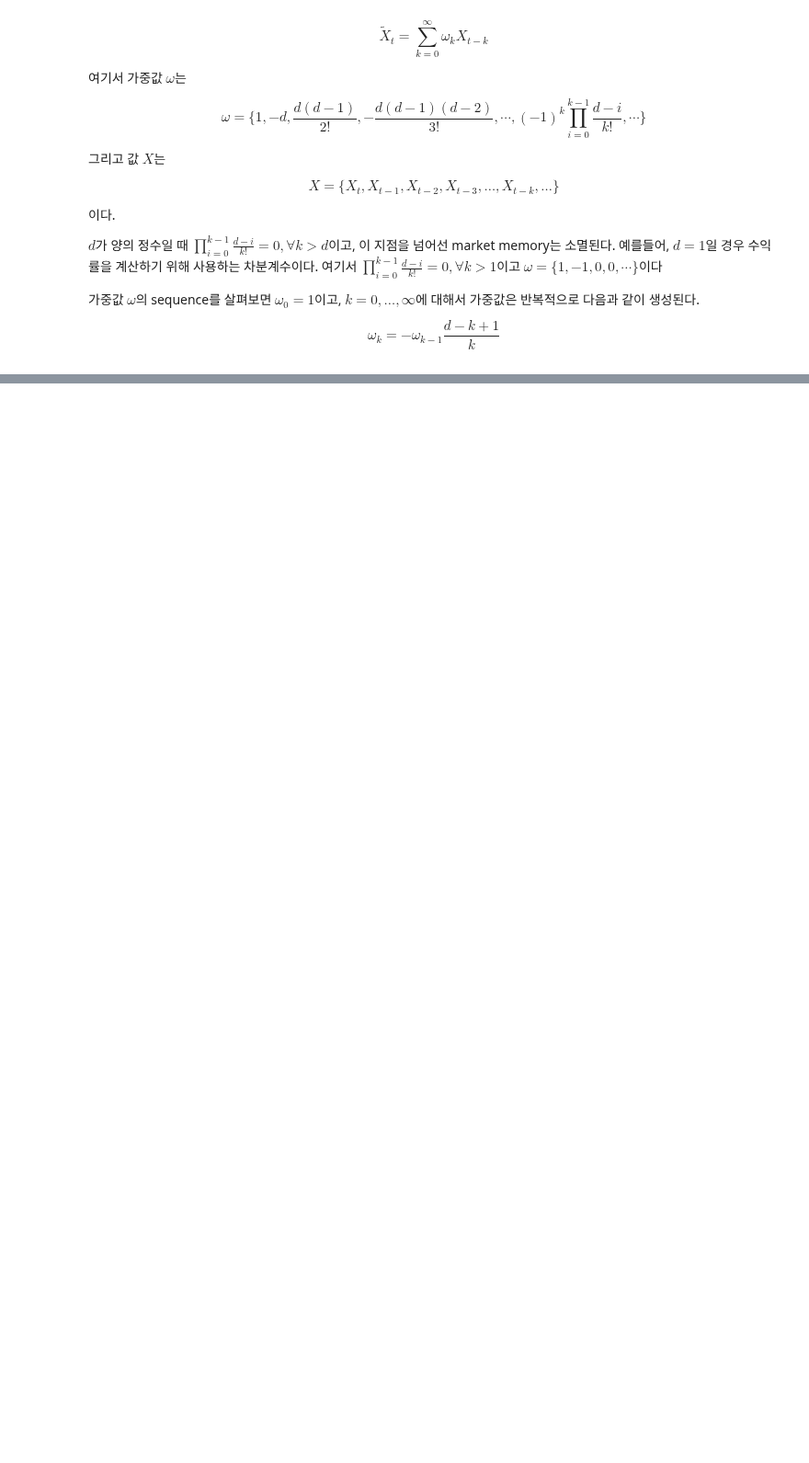
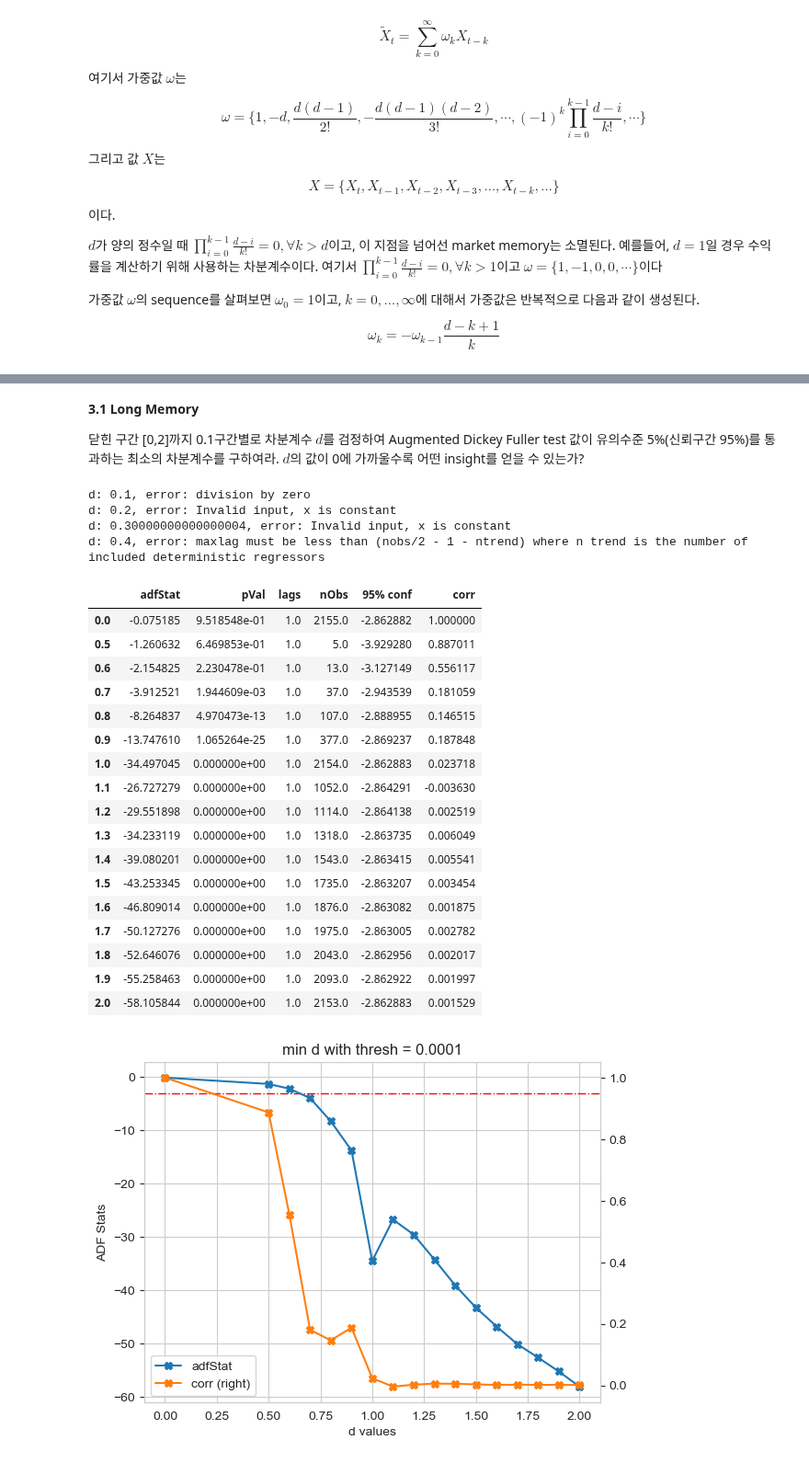
Before and after one commit to Tommylee1013/QUANTIFI, a Jupyter notebook: Week 07/Integrated Time Series.ipynb, the cells around one changed output, grey strips where cells are left out. Shown at 92% size. Saved outputs shown, nothing was run; the diff lists cells and outputs as text; code cells hidden in the pictures; blank space fills up the shorter version.

```diff
--- a/Week 07/Integrated Time Series.ipynb
+++ b/Week 07/Integrated Time Series.ipynb
@@ -250,0 +261,12 @@ $$\omega_k = -\omega_{k-1}\frac{d-k+1}{k}$$
+# %%
+import numpy as np
+import pandas as pd
+import matplotlib.pyplot as plt
+import statsmodels.api as sm
+import yfinance as yf
+
+start_date = '2015-01-01'
+end_date = '2023-08-01'
+
+apple = yf.download('AAPL', start = start_date, end = end_date).iloc[:,[0,1,2,3,5]]
+apple
@@ -250,0 +289,52 @@ $$\omega_k = -\omega_{k-1}\frac{d-k+1}{k}$$
+# %% [markdown]
+**3.1 Long Memory**
+
+닫힌 구간 [0,2]까지 0.1구간별로 차분계수 $d$를 검정하여 Augmented Dickey Fuller test 값이 유의수준 5%(신뢰구간 95%)를 통과하는 최소의 차분계수를 구하여라. $d$의 값이 0에 가까울수록 어떤 insight를 얻을 수 있는가?
+# %%
+import IntegratedSeries as IS
+
+cols = ['adfStat','pVal','lags','nObs','95% conf', 'corr']
+out = pd.DataFrame(columns = cols)
+for d in np.linspace(0, 2, 21):
+    try:
+        df1 = np.log(apple).dropna()
+        df2 = IS.fracDiff(df1, d, thres = 1e-5)
+        corr = np.corrcoef(df1.loc[df2.index, 'Close'], df2['Close'])[0,1]
+        df2 = sm.tsa.stattools.adfuller(df2['Close'], maxlag = 1, regression = 'c', autolag = None)
+        out.loc[d] = list(df2[:4]) + [df2[4]['5%']] + [corr]
+    except Exception as e:
+        print(f'd: {d}, error: {e}')
+        continue
+# %% [output]
+d: 0.1, error: division by zero
+d: 0.2, error: Invalid input, x is constant
+d: 0.30000000000000004, error: Invalid input, x is constant
+d: 0.4, error: maxlag must be less than (nobs/2 - 1 - ntrend) where n trend is the number of included deterministic regressors
+# %%
+f,ax = plt.subplots()
+ax.axhline(out['95% conf'].mean(), lw = 1, color = 'r', ls = '-.')
+out[['adfStat', 'corr']].plot(ax = ax, marker = 'X', secondary_y = 'corr')
+ax.set_title('min d with thresh = 0.0001')
+ax.set_xlabel('d values')
+ax.set_ylabel('ADF Stats');
+display(out)
+# %% [output]
+|  | adfStat | pVal | lags | nObs | 95% conf | corr |
+| 0.0 | -0.075185 | 9.518548e-01 | 1.0 | 2155.0 | -2.862882 | 1.000000 |
+| 0.5 | -1.260632 | 6.469853e-01 | 1.0 | 5.0 | -3.929280 | 0.887011 |
+| 0.6 | -2.154825 | 2.230478e-01 | 1.0 | 13.0 | -3.127149 | 0.556117 |
+| 0.7 | -3.912521 | 1.944609e-03 | 1.0 | 37.0 | -2.943539 | 0.181059 |
+| 0.8 | -8.264837 | 4.970473e-13 | 1.0 | 107.0 | -2.888955 | 0.146515 |
+| 0.9 | -13.747610 | 1.065264e-25 | 1.0 | 377.0 | -2.869237 | 0.187848 |
+| 1.0 | -34.497045 | 0.000000e+00 | 1.0 | 2154.0 | -2.862883 | 0.023718 |
+| 1.1 | -26.727279 | 0.000000e+00 | 1.0 | 1052.0 | -2.864291 | -0.003630 |
+| 1.2 | -29.551898 | 0.000000e+00 | 1.0 | 1114.0 | -2.864138 | 0.002519 |
+| 1.3 | -34.233119 | 0.000000e+00 | 1.0 | 1318.0 | -2.863735 | 0.006049 |
+| 1.4 | -39.080201 | 0.000000e+00 | 1.0 | 1543.0 | -2.863415 | 0.005541 |
+| 1.5 | -43.253345 | 0.000000e+00 | 1.0 | 1735.0 | -2.863207 | 0.003454 |
+| 1.6 | -46.809014 | 0.000000e+00 | 1.0 | 1876.0 | -2.863082 | 0.001875 |
+| 1.7 | -50.127276 | 0.000000e+00 | 1.0 | 1975.0 | -2.863005 | 0.002782 |
+| 1.8 | -52.646076 | 0.000000e+00 | 1.0 | 2043.0 | -2.862956 | 0.002017 |
+| 1.9 | -55.258463 | 0.000000e+00 | 1.0 | 2093.0 | -2.862922 | 0.001997 |
+| 2.0 | -58.105844 | 0.000000e+00 | 1.0 | 2153.0 | -2.862883 | 0.001529 |
+[figure, added]
```
Also changed, not shown: parts of 14 cells of this notebook, 1 other file.
